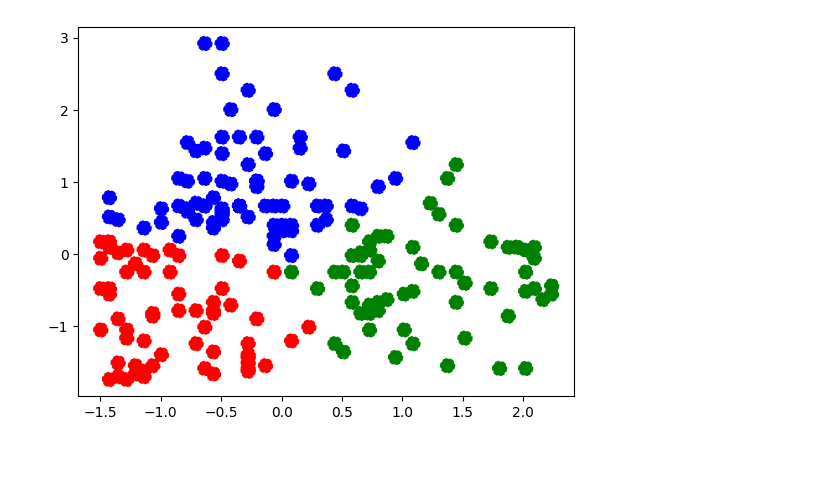
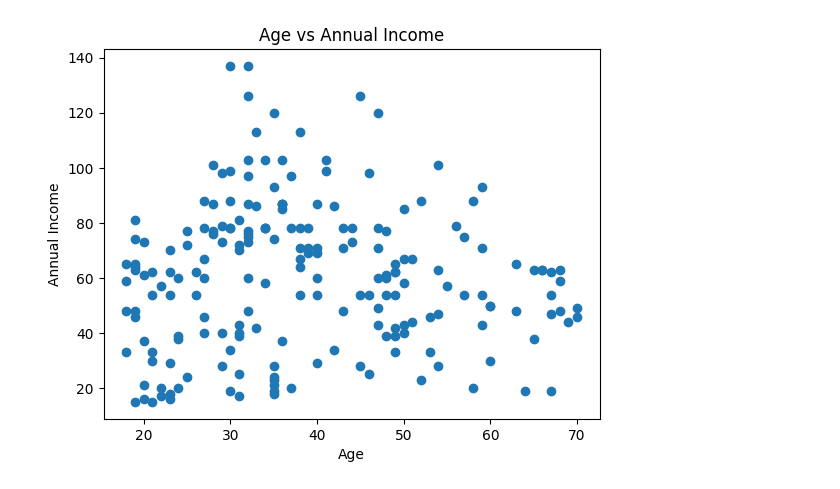
Before and after one commit to Faressaker/k_means_clustering, a Jupyter notebook: k_means.ipynb, the cells around one changed output. Saved outputs shown, nothing was run; the diff lists cells and outputs as text; code cells hidden in the pictures; blank space fills up the shorter version.

Commit message:
Utilisation de la bibliotheque Numpy

```diff
--- a/k_means.ipynb
+++ b/k_means.ipynb
@@ -7,3 +4,5 @@ from sklearn.preprocessing import StandardScaler
 # %%
-# Importer les données
-data = np.genfromtxt('Mall_Customers.csv', delimiter=',', skip_header=1, usecols=(2, 3)) #utilisation juste de la colonne age et revenu annuel
+data = np.genfromtxt('Mall_Customers.csv', delimiter=',', skip_header=1, usecols=(2, 3)) # utiliser que la colonne age et revenu annuel
+
+#Supprimer les lignes contenant des valeurs manquantes
+data = data[~np.isnan(data).any(axis=1)]
@@ -37,7 +9,11 @@ labels = kmeans.labels_
-# %%
-plt.scatter(data_std[labels == 0, 0], data_std[labels == 0, 1], color='blue', s=100, linestyle='--')
-plt.scatter(data_std[labels == 1, 0], data_std[labels == 1, 1], color='red', s=100, linestyle='--')
-plt.scatter(data_std[labels == 2, 0], data_std[labels == 2, 1], color='green', s=100, linestyle='--')
-plt.show()
-# %% [output]
-[figure, removed]
+# %%
+#  Extraire les caractéristiques et tracer les données
+X = data[:, :2]
+
+plt.scatter(X[:, 0], X[:, 1])
+plt.xlabel('Age')
+plt.ylabel('Annual Income')
+plt.title('Age vs Annual Income')
+plt.show()
+# %% [output]
+[figure, added]
```
Also changed, not shown: parts of 8 cells of this notebook.
